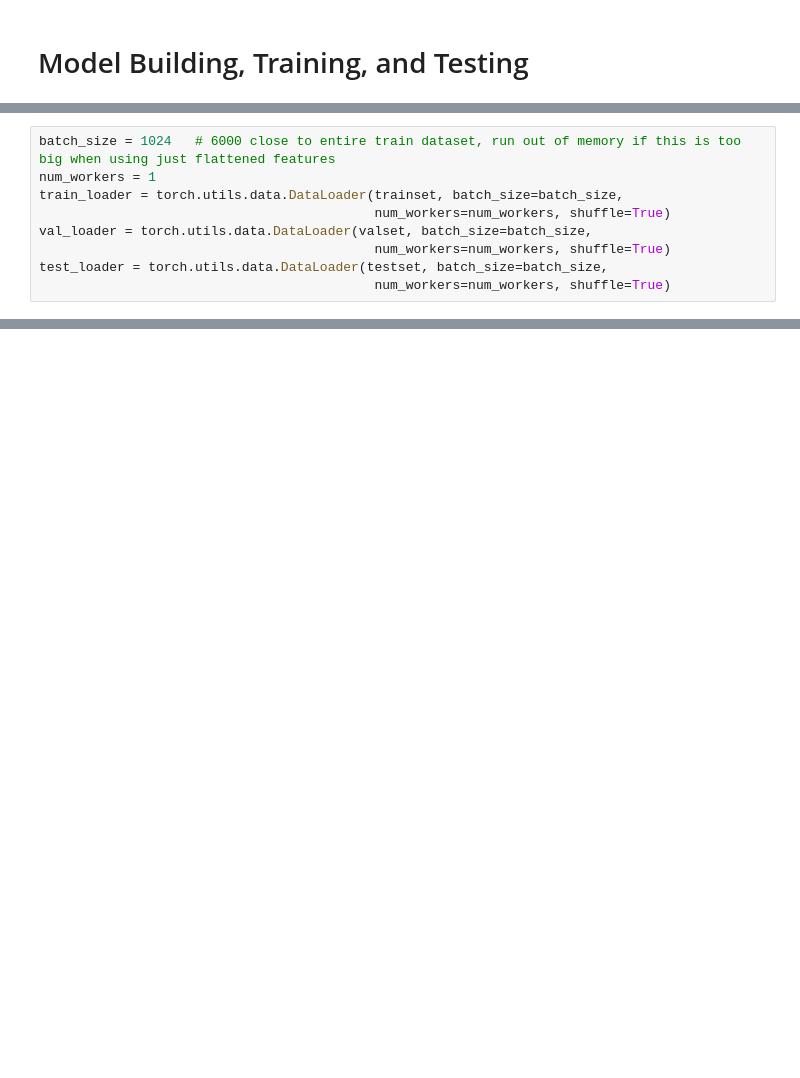
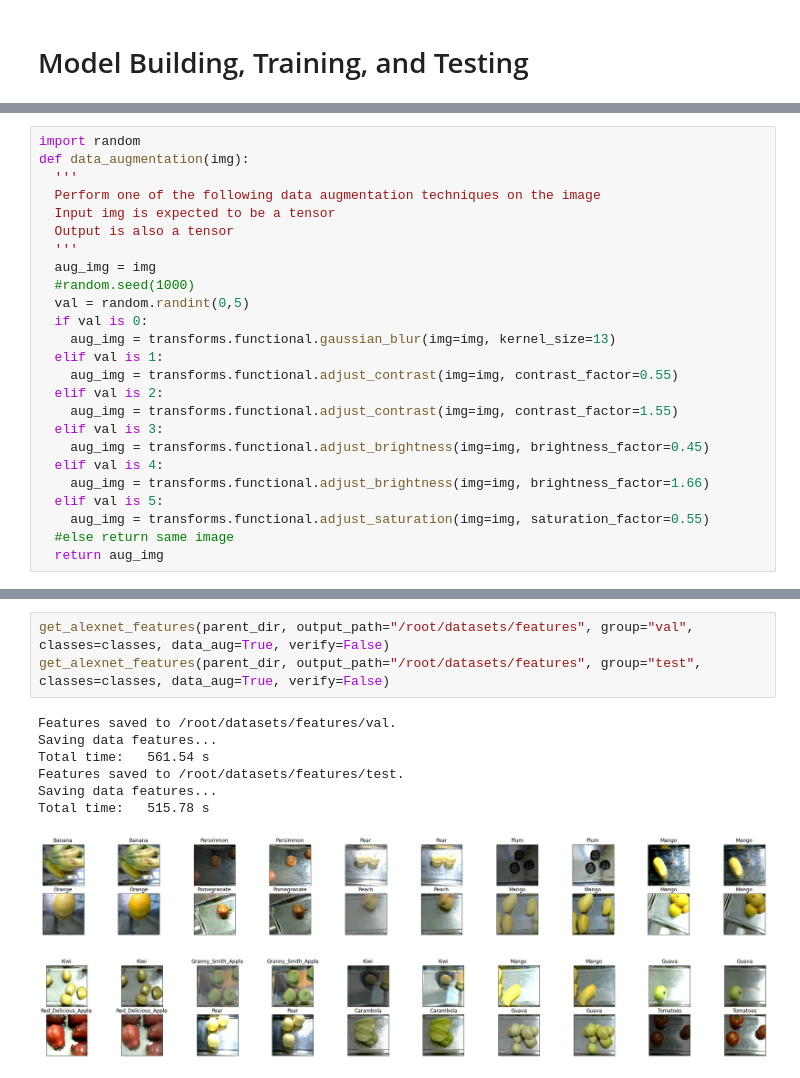
Before and after one commit to SupermarketAutomationAI/baseline_model_SVM, a Jupyter notebook: baseline_model_SVM.ipynb, the cells around one changed output, grey strips where cells are left out. Saved outputs shown, nothing was run; the diff lists cells and outputs as text; blank space fills up the shorter version.

```diff
--- a/baseline_model_SVM.ipynb
+++ b/baseline_model_SVM.ipynb
@@ -251,9 +235,25 @@ testset = torchvision.datasets.DatasetFolder(test_dir, loader=torch.load, extens
-# %%
-batch_size = 1024   # 6000 close to entire train dataset, run out of memory if this is too big when using just flattened features
-num_workers = 1
-train_loader = torch.utils.data.DataLoader(trainset, batch_size=batch_size,
-                                           num_workers=num_workers, shuffle=True)
-val_loader = torch.utils.data.DataLoader(valset, batch_size=batch_size,
-                                           num_workers=num_workers, shuffle=True)
-test_loader = torch.utils.data.DataLoader(testset, batch_size=batch_size,
-                                           num_workers=num_workers, shuffle=True)
+# %%
+import random
+def data_augmentation(img):
+  '''
+  Perform one of the following data augmentation techniques on the image
+  Input img is expected to be a tensor
+  Output is also a tensor
+  '''
+  aug_img = img
+  #random.seed(1000)
+  val = random.randint(0,5)
+  if val is 0:
+    aug_img = transforms.functional.gaussian_blur(img=img, kernel_size=13)
+  elif val is 1:
+    aug_img = transforms.functional.adjust_contrast(img=img, contrast_factor=0.55)
+  elif val is 2:
+    aug_img = transforms.functional.adjust_contrast(img=img, contrast_factor=1.55)
+  elif val is 3:
+    aug_img = transforms.functional.adjust_brightness(img=img, brightness_factor=0.45)
+  elif val is 4:
+    aug_img = transforms.functional.adjust_brightness(img=img, brightness_factor=1.66)
+  elif val is 5:
+    aug_img = transforms.functional.adjust_saturation(img=img, saturation_factor=0.55)
+  #else return same image
+  return aug_img
@@ -259,0 +343,12 @@ test_loader = torch.utils.data.DataLoader(testset, batch_size=batch_size,
+# %%
+get_alexnet_features(parent_dir, output_path="/root/datasets/features", group="val", classes=classes, data_aug=True, verify=False)
+get_alexnet_features(parent_dir, output_path="/root/datasets/features", group="test", classes=classes, data_aug=True, verify=False)
+# %% [output]
+Features saved to /root/datasets/features/val.
+Saving data features...
+Total time:   561.54 s
+Features saved to /root/datasets/features/test.
+Saving data features...
+Total time:   515.78 s
+[figure, added]
+[figure, added]
```
Also changed, not shown: parts of 30 cells of this notebook.
